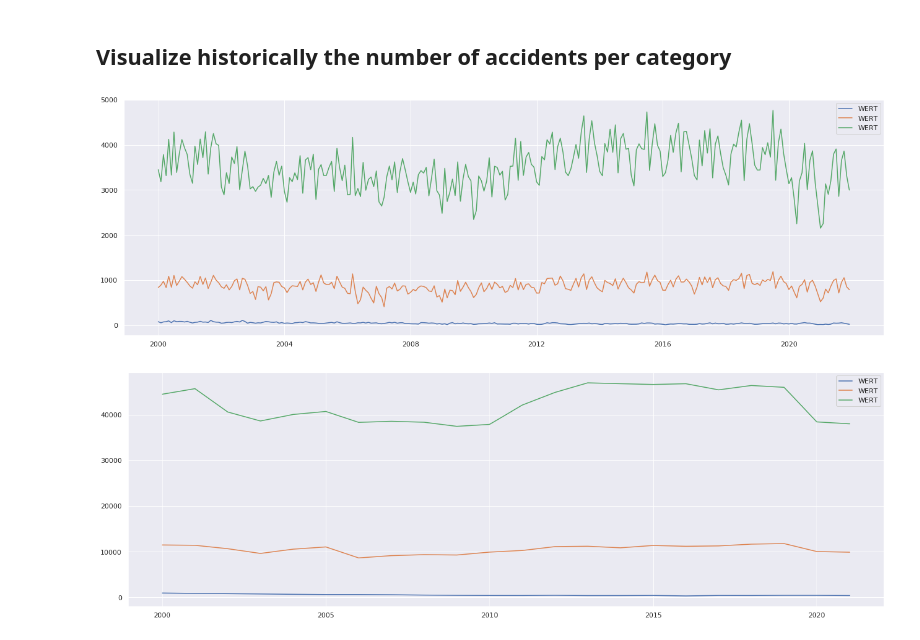
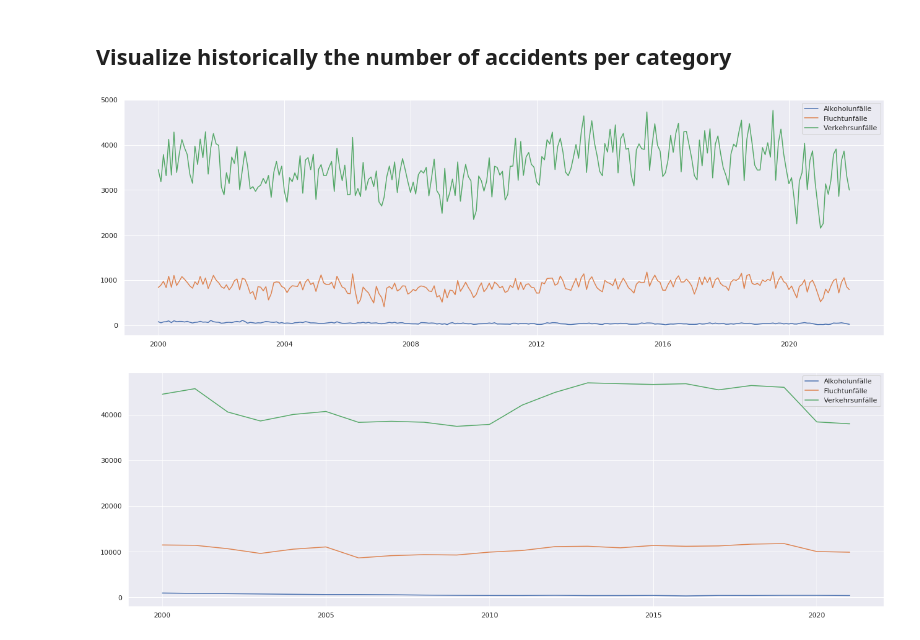
Before and after one commit to molspace/DPS_AI_challenge, a Jupyter notebook: data_visualization.ipynb, the cells around one changed output. Saved outputs shown, nothing was run; the diff lists cells and outputs as text; code cells hidden in the pictures.

```diff
--- a/data_visualization.ipynb
+++ b/data_visualization.ipynb
@@ -32,24 +34,22 @@ df
 # %% [markdown]
 ## Visualize historically the number of accidents per category
 # %%
-df['MONAT_DATETIME'] = pd.to_datetime(df[df.MONAT != 'Summe'].MONAT,format='%Y%m')
 plt.figure(figsize=(22,7))
-plt.plot('MONAT_DATETIME','WERT',data=df[df.MONAT!='Summe'][df.AUSPRAEGUNG=='insgesamt'][df['MONATSZAHL']=='Alkoholunfälle'].sort_values(by='MONAT_DATETIME'))
-plt.plot('MONAT_DATETIME','WERT',data=df[df.MONAT!='Summe'][df.AUSPRAEGUNG=='insgesamt'][df['MONATSZAHL']=='Fluchtunfälle'].sort_values(by='MONAT_DATETIME'))
-plt.plot('MONAT_DATETIME','WERT',data=df[df.MONAT!='Summe'][df.AUSPRAEGUNG=='insgesamt'][df['MONATSZAHL']=='Verkehrsunfälle'].sort_values(by='MONAT_DATETIME'))
+plt.plot('MONAT_DATETIME','WERT',data=df[(df.MONAT!='Summe')&(df.AUSPRAEGUNG=='insgesamt')&(df['MONATSZAHL']=='Alkoholunfälle')].sort_values(by='MONAT_DATETIME'), label='Alkoholunfälle')
+plt.plot('MONAT_DATETIME','WERT',data=df[(df.MONAT!='Summe')&(df.AUSPRAEGUNG=='insgesamt')&(df['MONATSZAHL']=='Fluchtunfälle')].sort_values(by='MONAT_DATETIME'), label='Fluchtunfälle')
+plt.plot('MONAT_DATETIME','WERT',data=df[(df.MONAT!='Summe')&(df.AUSPRAEGUNG=='insgesamt')&(df['MONATSZAHL']=='Verkehrsunfälle')].sort_values(by='MONAT_DATETIME'), label='Verkehrsunfälle')
 plt.legend(loc='best')
 plt.show()
 # %% [output]
-[figure, old version]
+[figure, new version]
 # %%
-df['MONAT_DATETIME'] = pd.to_datetime(df[df.MONAT != 'Summe'].MONAT,format='%Y%m')
 plt.figure(figsize=(22,7))
-plt.plot('JAHR','WERT',data=df[df.MONAT == 'Summe'][df.AUSPRAEGUNG=='insgesamt'][df['MONATSZAHL']=='Alkoholunfälle'].sort_values(by='JAHR'))
-plt.plot('JAHR','WERT',data=df[df.MONAT == 'Summe'][df.AUSPRAEGUNG=='insgesamt'][df['MONATSZAHL']=='Fluchtunfälle'].sort_values(by='JAHR'))
-plt.plot('JAHR','WERT',data=df[df.MONAT == 'Summe'][df.AUSPRAEGUNG=='insgesamt'][df['MONATSZAHL']=='Verkehrsunfälle'].sort_values(by='JAHR'))
+plt.plot('JAHR','WERT',data=df[(df.MONAT=='Summe')&(df.AUSPRAEGUNG=='insgesamt')&(df['MONATSZAHL']=='Alkoholunfälle')].sort_values(by='JAHR'), label='Alkoholunfälle')
+plt.plot('JAHR','WERT',data=df[(df.MONAT=='Summe')&(df.AUSPRAEGUNG=='insgesamt')&(df['MONATSZAHL']=='Fluchtunfälle')].sort_values(by='JAHR'), label='Fluchtunfälle')
+plt.plot('JAHR','WERT',data=df[(df.MONAT=='Summe')&(df.AUSPRAEGUNG=='insgesamt')&(df['MONATSZAHL']=='Verkehrsunfälle')].sort_values(by='JAHR'), label='Verkehrsunfälle')
 plt.legend(loc='best')
 plt.show()
 # %% [output]
-[figure, old version]
+[figure, new version]
 # %%
 # Visualize a monthly dependence as a heatmap
```
Also changed, not shown: parts of 9 cells of this notebook, 1 other file.
